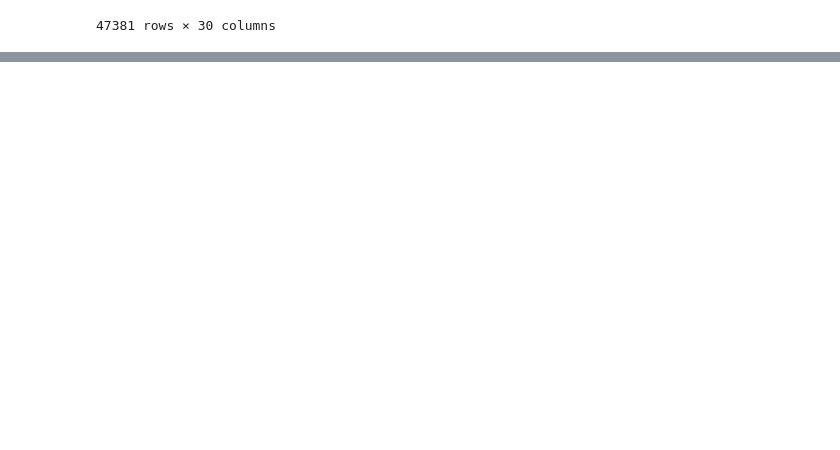
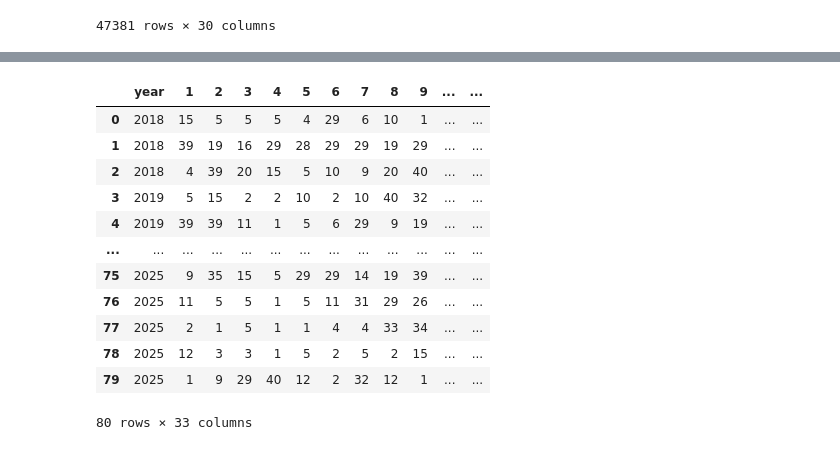
Before and after one commit to FabienneRIVAPY/TimeSeriesTransformer, a Jupyter notebook: notebooks/DataAnalysis.ipynb, the cells around one changed output, grey strips where cells are left out. Drawn from its saved outputs; the diff is of its cells as text; code cells hidden in the pictures; blank space fills up the shorter version.

Commit message:
some data preparation for first use case

```diff
--- a/notebooks/DataAnalysis.ipynb
+++ b/notebooks/DataAnalysis.ipynb
@@ -98,0 +138,21 @@ time_df
+# %%
+GWL = pd.read_excel('../data/GWL.xlsx')
+GWL['month'] = GWL['year'].astype('str')
+GWL['month'] = GWL['month'].str[:-4]
+GWL['year'] = GWL['year'].astype('str')
+GWL['year'] = GWL['year'].str[-4:]
+GWL
+# %% [output]
+|  | year | 1 | 2 | 3 | 4 | 5 | 6 | 7 | 8 | 9 | ... | ... |
+| 0 | 2018 | 15 | 5 | 5 | 5 | 4 | 29 | 6 | 10 | 1 | ... | ... |
+| 1 | 2018 | 39 | 19 | 16 | 29 | 28 | 29 | 29 | 19 | 29 | ... | ... |
+| 2 | 2018 | 4 | 39 | 20 | 15 | 5 | 10 | 9 | 20 | 40 | ... | ... |
+| 3 | 2019 | 5 | 15 | 2 | 2 | 10 | 2 | 10 | 40 | 32 | ... | ... |
+| 4 | 2019 | 39 | 39 | 11 | 1 | 5 | 6 | 29 | 9 | 19 | ... | ... |
+| ... | ... | ... | ... | ... | ... | ... | ... | ... | ... | ... | ... | ... |
+| 75 | 2025 | 9 | 35 | 15 | 5 | 29 | 29 | 14 | 19 | 39 | ... | ... |
+| 76 | 2025 | 11 | 5 | 5 | 1 | 5 | 11 | 31 | 29 | 26 | ... | ... |
+| 77 | 2025 | 2 | 1 | 5 | 1 | 1 | 4 | 4 | 33 | 34 | ... | ... |
+| 78 | 2025 | 12 | 3 | 3 | 1 | 5 | 2 | 5 | 2 | 15 | ... | ... |
+| 79 | 2025 | 1 | 9 | 29 | 40 | 12 | 2 | 32 | 12 | 1 | ... | ... |
+80 rows × 33 columns
```
Also changed, not shown: parts of 10 cells of this notebook, 7 other files.
